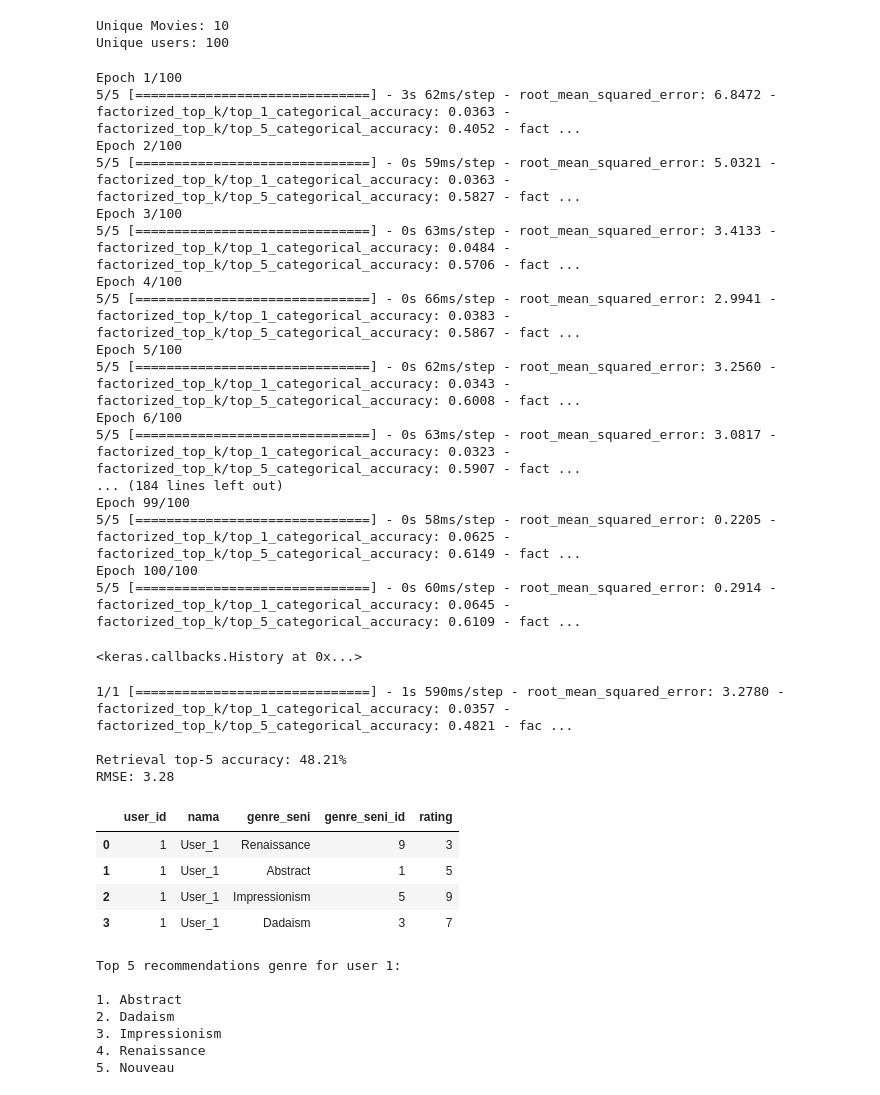
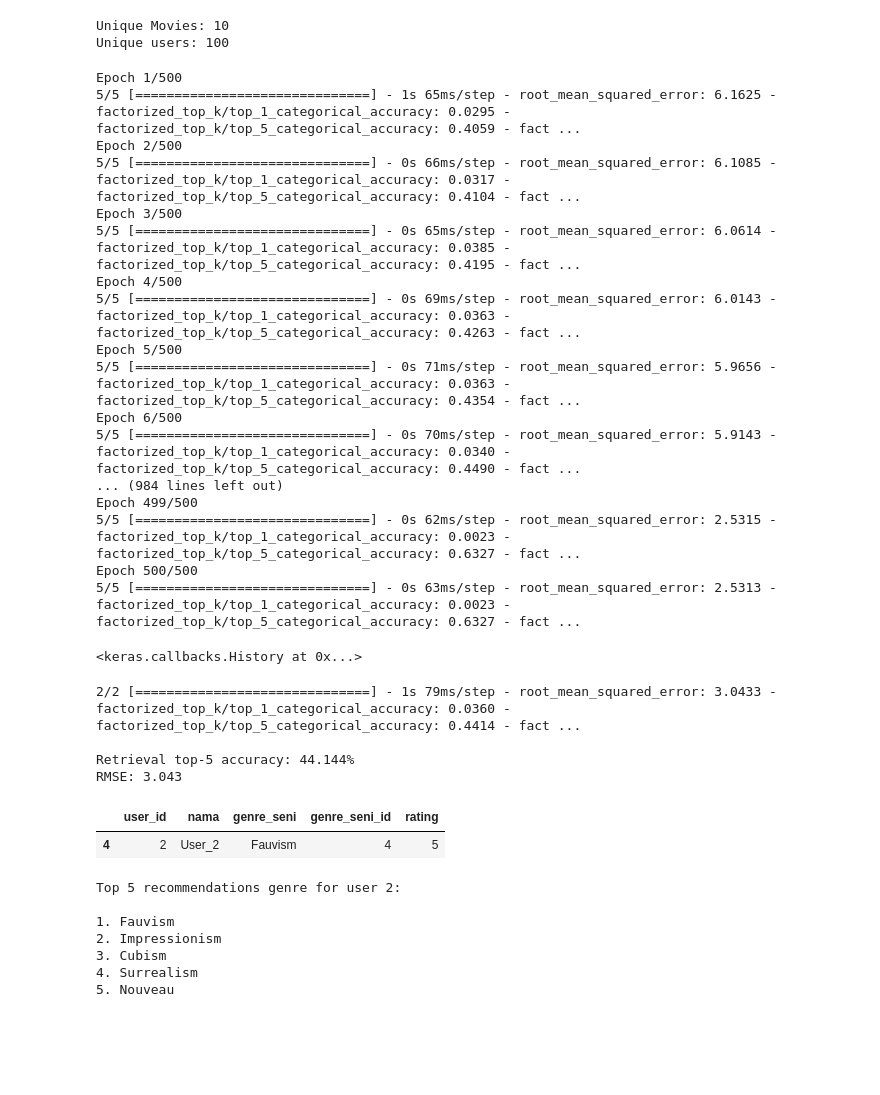
Before and after one commit to ArtScape-Capstone-C241-PS054/Machine-Learning, a Jupyter notebook: Recomendation System/Code/CBF.ipynb, the cells around one changed output. Cells and saved outputs as stored; diff of their text form; code cells hidden in the pictures; blank space fills up the shorter version.

Commit message:
update rmse

```diff
--- a/Recomendation System/Code/CBF.ipynb
+++ b/Recomendation System/Code/CBF.ipynb
@@ -301,42 +302,42 @@ class GenreModels(tfrs.models.Model):
         return (self.rating_weight * rating_loss + self.retrieval_weight * retrieval_loss)
 # %%
 model = GenreModels(rating_weight=1.0, retrieval_weight=1.0)
-model.compile(optimizer=tf.keras.optimizers.Adagrad(0.1))
+model.compile(optimizer=tf.keras.optimizers.Adagrad(0.001))
 
-cached_train = train.shuffle(SHUFFLE).batch(BATCH_SIZE).cache()
-cached_test = test.batch(BATCH_SIZE).cache()
+cached_train = train.shuffle(8).batch(100).cache()
+cached_test = test.batch(100).cache()
 
-model.fit(cached_train, epochs=100)
+model.fit(cached_train, epochs=500)
 # %% [output]
-Epoch 1/100
-5/5 [==============================] - 3s 62ms/step - root_mean_squared_error: 6.8472 - factorized_top_k/top_1_categorical_accuracy: 0.0363 - factorized_top_k/top_5_categorical_accuracy: 0.4052 - fact ...
-Epoch 2/100
-5/5 [==============================] - 0s 59ms/step - root_mean_squared_error: 5.0321 - factorized_top_k/top_1_categorical_accuracy: 0.0363 - factorized_top_k/top_5_categorical_accuracy: 0.5827 - fact ...
-Epoch 3/100
-5/5 [==============================] - 0s 63ms/step - root_mean_squared_error: 3.4133 - factorized_top_k/top_1_categorical_accuracy: 0.0484 - factorized_top_k/top_5_categorical_accuracy: 0.5706 - fact ...
-Epoch 4/100
-5/5 [==============================] - 0s 66ms/step - root_mean_squared_error: 2.9941 - factorized_top_k/top_1_categorical_accuracy: 0.0383 - factorized_top_k/top_5_categorical_accuracy: 0.5867 - fact ...
-Epoch 5/100
-5/5 [==============================] - 0s 62ms/step - root_mean_squared_error: 3.2560 - factorized_top_k/top_1_categorical_accuracy: 0.0343 - factorized_top_k/top_5_categorical_accuracy: 0.6008 - fact ...
-Epoch 6/100
-5/5 [==============================] - 0s 63ms/step - root_mean_squared_error: 3.0817 - factorized_top_k/top_1_categorical_accuracy: 0.0323 - factorized_top_k/top_5_categorical_accuracy: 0.5907 - fact ...
-... (184 lines left out)
-Epoch 99/100
-5/5 [==============================] - 0s 58ms/step - root_mean_squared_error: 0.2205 - factorized_top_k/top_1_categorical_accuracy: 0.0625 - factorized_top_k/top_5_categorical_accuracy: 0.6149 - fact ...
-Epoch 100/100
-5/5 [==============================] - 0s 60ms/step - root_mean_squared_error: 0.2914 - factorized_top_k/top_1_categorical_accuracy: 0.0645 - factorized_top_k/top_5_categorical_accuracy: 0.6109 - fact ...
+Epoch 1/500
+5/5 [==============================] - 1s 65ms/step - root_mean_squared_error: 6.1625 - factorized_top_k/top_1_categorical_accuracy: 0.0295 - factorized_top_k/top_5_categorical_accuracy: 0.4059 - fact ...
+Epoch 2/500
+5/5 [==============================] - 0s 66ms/step - root_mean_squared_error: 6.1085 - factorized_top_k/top_1_categorical_accuracy: 0.0317 - factorized_top_k/top_5_categorical_accuracy: 0.4104 - fact ...
+Epoch 3/500
+5/5 [==============================] - 0s 65ms/step - root_mean_squared_error: 6.0614 - factorized_top_k/top_1_categorical_accuracy: 0.0385 - factorized_top_k/top_5_categorical_accuracy: 0.4195 - fact ...
+Epoch 4/500
+5/5 [==============================] - 0s 69ms/step - root_mean_squared_error: 6.0143 - factorized_top_k/top_1_categorical_accuracy: 0.0363 - factorized_top_k/top_5_categorical_accuracy: 0.4263 - fact ...
+Epoch 5/500
+5/5 [==============================] - 0s 71ms/step - root_mean_squared_error: 5.9656 - factorized_top_k/top_1_categorical_accuracy: 0.0363 - factorized_top_k/top_5_categorical_accuracy: 0.4354 - fact ...
+Epoch 6/500
+5/5 [==============================] - 0s 70ms/step - root_mean_squared_error: 5.9143 - factorized_top_k/top_1_categorical_accuracy: 0.0340 - factorized_top_k/top_5_categorical_accuracy: 0.4490 - fact ...
+... (984 lines left out)
+Epoch 499/500
+5/5 [==============================] - 0s 62ms/step - root_mean_squared_error: 2.5315 - factorized_top_k/top_1_categorical_accuracy: 0.0023 - factorized_top_k/top_5_categorical_accuracy: 0.6327 - fact ...
+Epoch 500/500
+5/5 [==============================] - 0s 63ms/step - root_mean_squared_error: 2.5313 - factorized_top_k/top_1_categorical_accuracy: 0.0023 - factorized_top_k/top_5_categorical_accuracy: 0.6327 - fact ...
 <keras.callbacks.History at 0x...>
 # %%
 metrics = model.evaluate(cached_test, return_dict=True)
 
 print(
-    f"\nRetrieval top-5 accuracy: {metrics['factorized_top_k/top_5_categorical_accuracy'] * 100:.2f}%")
-print(f"RMSE: {metrics['root_mean_squared_error']:.2f}")
+    f"\nRetrieval top-5 accuracy: {metrics['factorized_top_k/top_5_categorical_accuracy'] * 100:.3f}%")
+print(f"RMSE: {metrics['root_mean_squared_error']:.3f}")
 # %% [output]
-1/1 [==============================] - 1s 590ms/step - root_mean_squared_error: 3.2780 - factorized_top_k/top_1_categorical_accuracy: 0.0357 - factorized_top_k/top_5_categorical_accuracy: 0.4821 - fac ...
+2/2 [==============================] - 1s 79ms/step - root_mean_squared_error: 3.0433 - factorized_top_k/top_1_categorical_accuracy: 0.0360 - factorized_top_k/top_5_categorical_accuracy: 0.4414 - fact ...
 
-Retrieval top-5 accuracy: 48.21%
-RMSE: 3.28
+Retrieval top-5 accuracy: 44.144%
+RMSE: 3.043
 # %%
 def predict_genres(user, top_n=5):
     # Create a model that takes in raw query features, and
@@ -367,22 +368,19 @@ def predict_rating(user, genre):
     })
     print(f"Predicted rating for {genre}: {predicted_rating.numpy()[0][0]}")
 # %%
-rating_df[rating_df['user_id'] == '1']
+rating_df[rating_df['user_id'] == '2']
 # %% [output]
 |  | user_id | nama | genre_seni | genre_seni_id | rating |
-| 0 | 1 | User_1 | Renaissance | 9 | 3 |
-| 1 | 1 | User_1 | Abstract | 1 | 5 |
-| 2 | 1 | User_1 | Impressionism | 5 | 9 |
-| 3 | 1 | User_1 | Dadaism | 3 | 7 |
+| 4 | 2 | User_2 | Fauvism | 4 | 5 |
 # %%
-predict_genres(1, 5)
+predict_genres(2, 5)
 # %% [output]
-Top 5 recommendations genre for user 1:
+Top 5 recommendations genre for user 2:
 
-1. Abstract
-2. Dadaism
-3. Impressionism
-4. Renaissance
+1. Fauvism
+2. Impressionism
+3. Cubism
+4. Surrealism
 5. Nouveau
 # %%
 model.save_weights('tfrs.h5')
```
Also changed, not shown: parts of 5 cells of this notebook, 2 other files.
